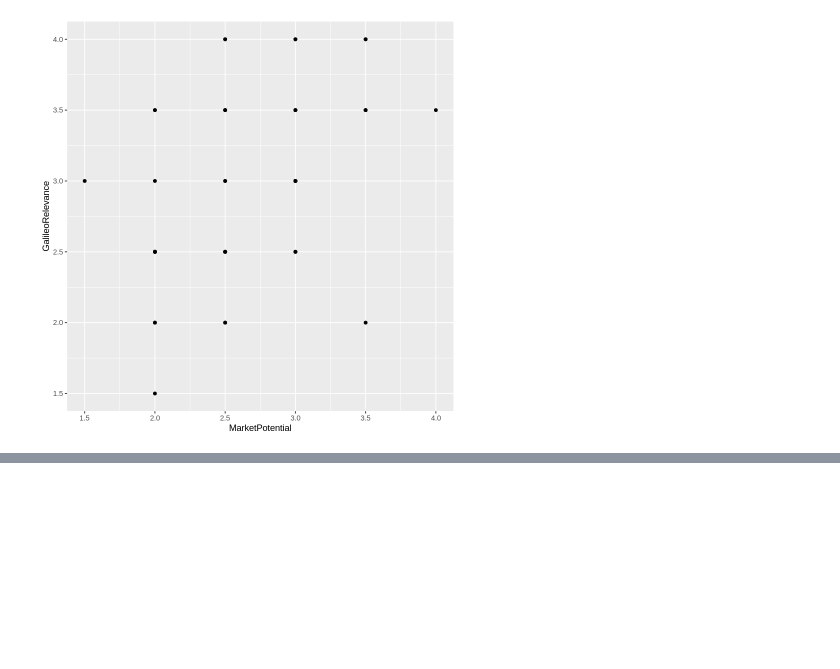
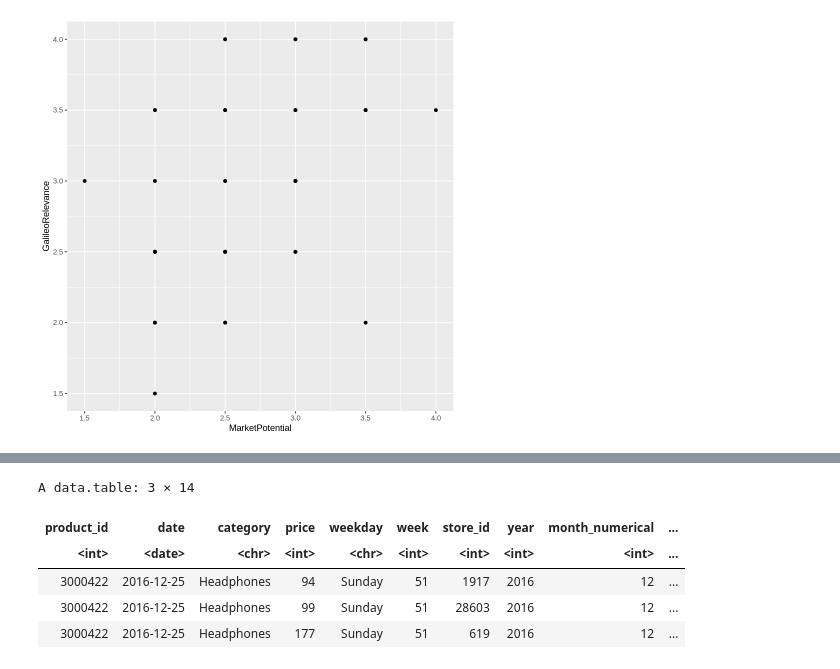
Before and after one commit to dnzengou/du_r, a Jupyter notebook: r-experiments/r_experiements_R.ipynb, the cells around one changed output, grey strips where cells are left out. Saved outputs shown, nothing was run; the diff lists cells and outputs as text; code cells hidden in the pictures; blank space fills up the shorter version.

```diff
--- a/r-experiments/r_experiements_R.ipynb
+++ b/r-experiments/r_experiements_R.ipynb
@@ -529,0 +552,9 @@ plot(data2[1:5])
+# %%
+tail(data_pricing, 3)
+# %% [output]
+A data.table: 3 × 14
+| product_id | date | category | price | weekday | week | store_id | year | month_numerical | ... |
+| <int> | <date> | <chr> | <int> | <chr> | <int> | <int> | <int> | <int> | ... |
+| 3000422 | 2016-12-25 | Headphones | 94 | Sunday | 51 | 1917 | 2016 | 12 | ... |
+| 3000422 | 2016-12-25 | Headphones | 99 | Sunday | 51 | 28603 | 2016 | 12 | ... |
+| 3000422 | 2016-12-25 | Headphones | 177 | Sunday | 51 | 619 | 2016 | 12 | ... |
```
Also changed, not shown: parts of 19 cells of this notebook.
